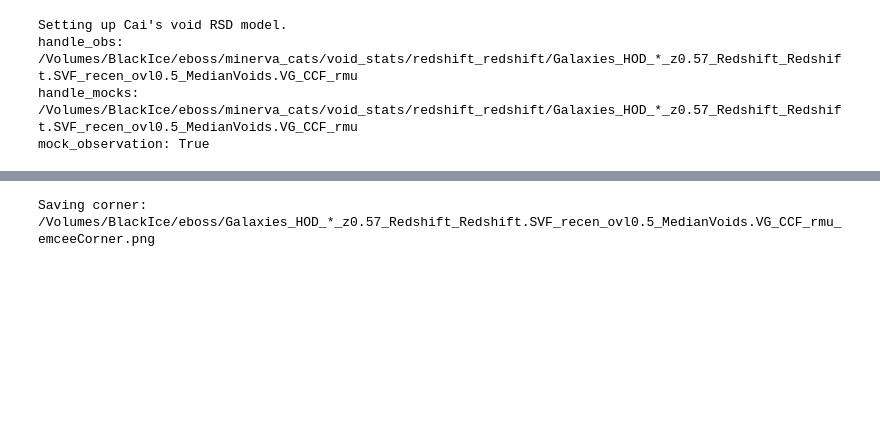
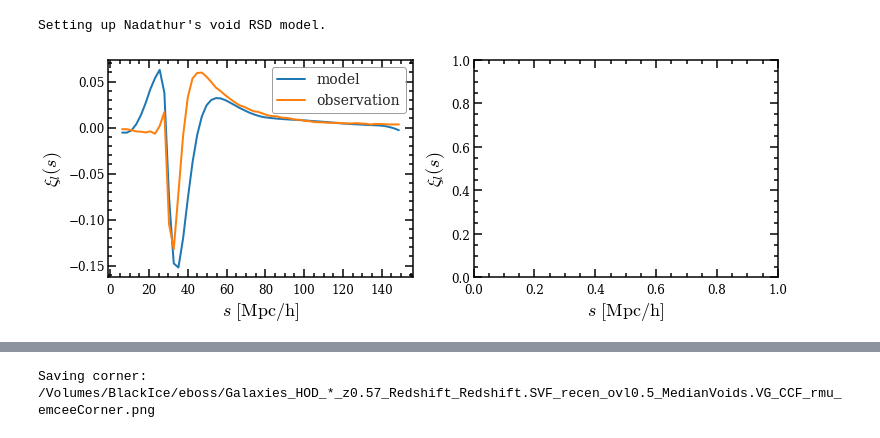
Before and after one commit to epaillas/old_VoidFinder, a Jupyter notebook: plot_nadathur_model.ipynb, the cells around one changed output, grey strips where cells are left out. Cells and saved outputs as stored; diff of their text form; code cells hidden in the pictures; blank space fills up the shorter version.

```diff
--- a/plot_nadathur_model.ipynb
+++ b/plot_nadathur_model.ipynb
@@ -6,17 +6,70 @@ from python_tools.cosmology import Cosmology
 import emcee
 import corner
 
-delta_r_file
-xi_r_file
-sv_file
-xi_smu_file
+xi_r_file = '/Volumes/BlackIce/eboss/minerva_cats/void_stats/real_real/\
+Galaxies_HOD_z0.57_Real_Real.SVF_recen_ovl0.5_MedianVoids.VG_CCF_monopole'
+delta_r_file = '/Volumes/BlackIce/eboss/minerva_cats/void_stats/real_real/\
+Galaxies_HOD_z0.57_Real_Real.SVF_recen_ovl0.5_MedianVoids.VM_CCF_monopole'
+sv_file = '/Volumes/BlackIce/eboss/minerva_cats/void_stats/real_real/\
+Galaxies_HOD_z0.57_Real_Real.SVF_recen_ovl0.5_MedianVoids.VG_CCF_losvel'
+xi_smu_file = '/Volumes/BlackIce/eboss/minerva_cats/void_stats/real_redshift/\
+Galaxies_HOD_z0.57_Real_Redshift.SVF_recen_ovl0.5_MedianVoids.VG_CCF_rmu'
 
-CaiModel = vf.CaiModel(handle_obs, handle_mocks, mock_observation=True)
+NadathurModel = vf.NadathurModel(delta_r_file, xi_r_file, sv_file, xi_smu_file)
 # %% [output]
-Setting up Cai's void RSD model.
-handle_obs: /Volumes/BlackIce/eboss/minerva_cats/void_stats/redshift_redshift/Galaxies_HOD_*_z0.57_Redshift_Redshift.SVF_recen_ovl0.5_MedianVoids.VG_CCF_rmu
-handle_mocks: /Volumes/BlackIce/eboss/minerva_cats/void_stats/redshift_redshift/Galaxies_HOD_*_z0.57_Redshift_Redshift.SVF_recen_ovl0.5_MedianVoids.VG_CCF_rmu
-mock_observation: True
+Setting up Nadathur's void RSD model.
+# %%
+%matplotlib inline
+plt.style.use('enrique')
+
+fig, axs = plt.subplots(1, 2, figsize=(12,4))
+
+
+s = NadathurModel.s_for_xi
+mu = NadathurModel.mu_for_xi
+epsilon = 1.0
+fs8 = NadathurModel.f * NadathurModel.s8norm
+bs8 = NadathurModel.b * NadathurModel.s8norm
+alpha = 1.0
+alpha_para = alpha * epsilon ** (-2/3)
+alpha_perp = epsilon * alpha_para
+sigma_v = 360
+#G = 2 * beta / (3 + beta)
+
+xi0_model, xibar_model, xi2_model = NadathurModel.theory_multipoles(fs8, bs8, sigma_v, alpha_perp, alpha_para, s, mu)
+xi2_obs = NadathurModel.xi2
+axs[0].plot(s, xi2_model, label=r'model', lw=2.0)
+axs[0].plot(s, xi2_obs, label=r'observation', lw=2.0)
+#axs[0].plot(s, G * (xi0 - xibar), label=r'$G (\xi_0 - \overline{\xi}_0)$')
+
+
+#s = CaiModel.s_for_xi
+#mu = CaiModel.mu_for_xi
+#epsilon = best_epsilon
+#beta = best_beta
+#alpha = 1.0
+#alpha_para = alpha * epsilon ** (-2/3)
+#alpha_perp = epsilon * alpha_para
+#G = 2 * beta / (3 + beta)
+
+#xi0, xibar, xi2 = CaiModel.theory_multipoles(alpha_perp, alpha_para, s, mu)
+#axs[1].plot(s, xi2, label=r'$\xi_2$')
+#axs[1].plot(s, G * (xi0 - xibar), label=r'$G (\xi_0 - \overline{\xi}_0)$')
+
+for ax in axs:
+    ax.set_xlabel(r'$s\ \rm{[Mpc/h]}$', fontsize=18)
+    ax.set_ylabel(r'$\xi_l(s)$', fontsize=18)
+
+#axs[0].legend(loc='best', fontsize=17)
+#axs[0].set_title(r'True cosmology $\beta$ = {}'.format(str(true_beta)[:4]))
+#axs[1].set_title(r'Best fit $\beta$ = {}'.format(str(best_beta)[:4]))
+
+#fout = '/Volumes/BlackIce/eboss/' + CaiModel.handle_obs.split('/')[-1] + '_FitComparison.png'
+#plt.savefig(fout)
+axs[0].legend()
+plt.show()
+# %% [output]
+[figure, added]
 # %%
 chain = '/Volumes/BlackIce/eboss/minerva_cats/\
 void_stats/redshift_redshift/\
```
Also changed, not shown: parts of 2 cells of this notebook, 9 other files.
